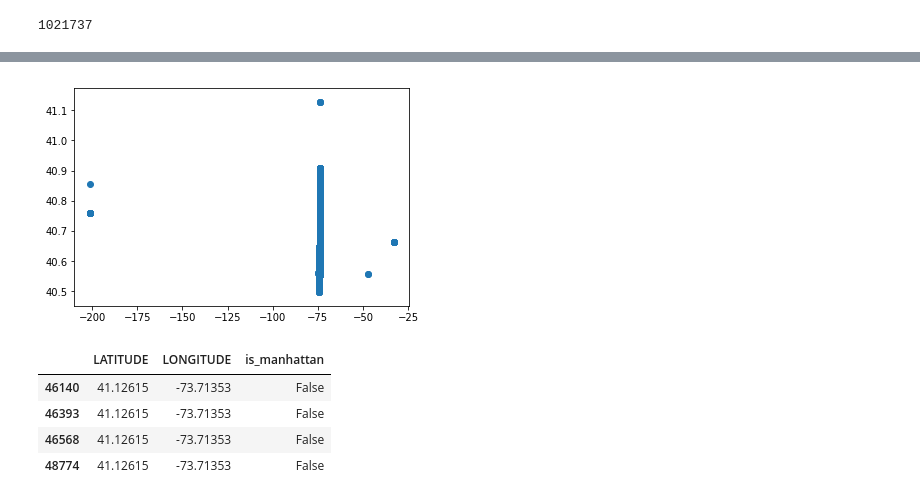
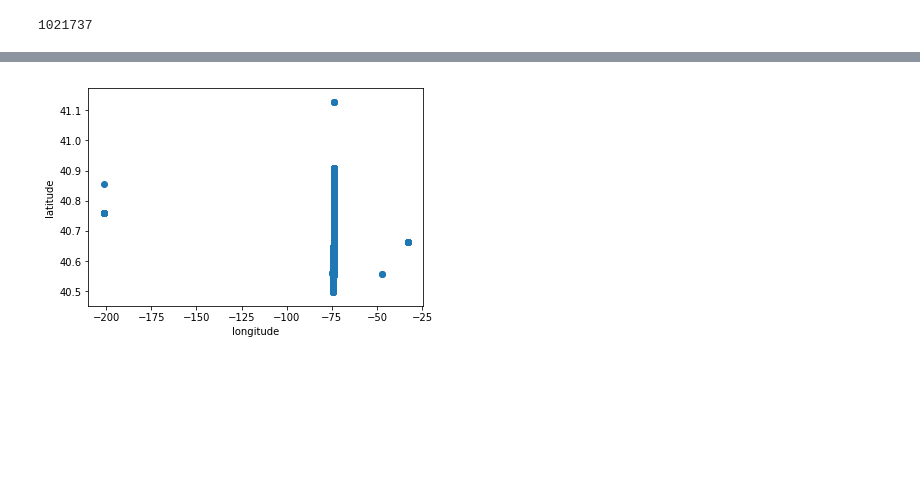
Before and after one commit to tnarik/training-odsc_europe_2017, a Jupyter notebook: 02-tf_for_beginners/notebooks/Manhattan.ipynb, the cells around one changed output, grey strips where cells are left out. Drawn from its saved outputs; the diff is of its cells as text; code cells hidden in the pictures; blank space fills up the shorter version.

```diff
--- a/02-tf_for_beginners/notebooks/Manhattan.ipynb
+++ b/02-tf_for_beginners/notebooks/Manhattan.ipynb
@@ -74,3 +72,3 @@ data
 # %%
 from sklearn.utils import shuffle
-shuffle(data)
+data = shuffle(data);
@@ -96,12 +75,6 @@ shuffle(data)
 # %%
 plt.scatter(data['LONGITUDE'], data['LATITUDE']);
+plt.xlabel('longitude');
+plt.ylabel('latitude');
 # %% [output]
-[figure, old version]
+[figure, new version]
-# %%
-data[data['LATITUDE'] == data['LATITUDE'].max()]
-# %% [output]
-|  | LATITUDE | LONGITUDE | is_manhattan |
-| 46140 | 41.12615 | -73.71353 | False |
-| 46393 | 41.12615 | -73.71353 | False |
-| 46568 | 41.12615 | -73.71353 | False |
-| 48774 | 41.12615 | -73.71353 | False |
```
Also changed, not shown: parts of 30 cells of this notebook.
